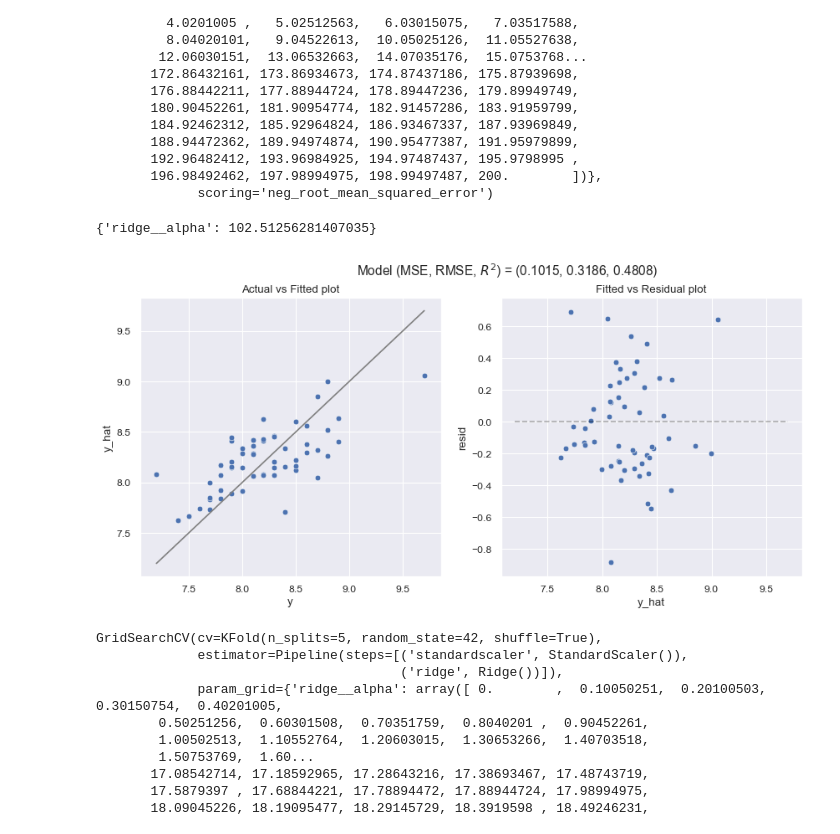
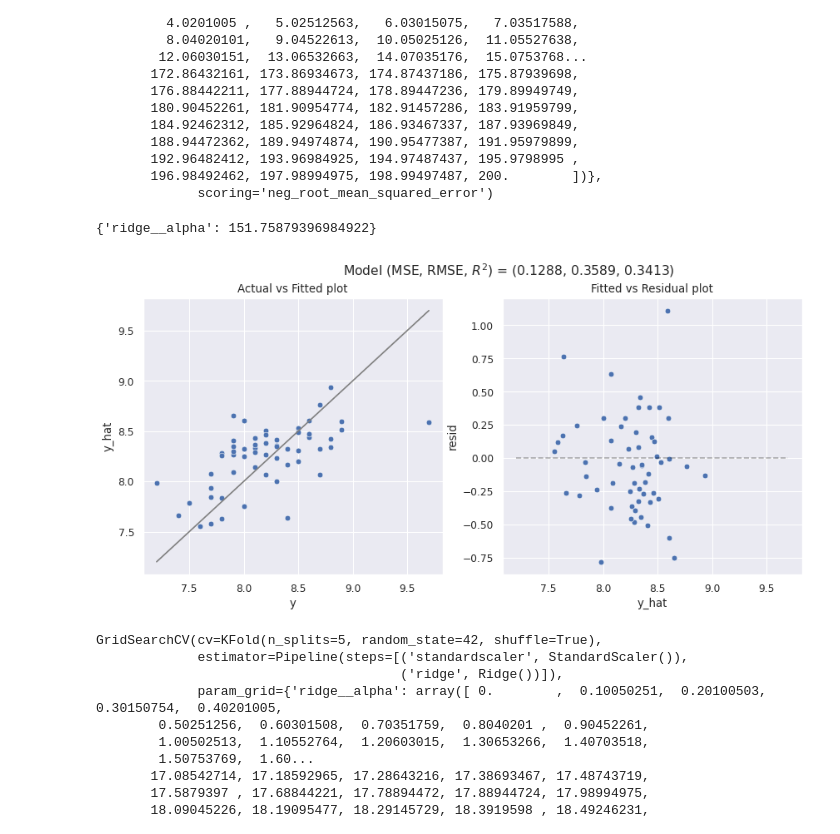
Before and after one commit to aliflo/office-episode-ratings-predictor, a Jupyter notebook: project_with_some_new_things.ipynb, the cells around one changed output. Drawn from its saved outputs; the diff is of its cells as text; code cells hidden in the pictures.

```diff
--- a/project_with_some_new_things.ipynb
+++ b/project_with_some_new_things.ipynb
@@ -87,6 +87,8 @@ The next four cells read and join the data from our four sources. We start with
 # %%
 # Read CSV file data
 data = pd.read_csv("the_office.csv")
+# Since total_votes is a dependent variable we immediately drop it
+data = data.drop('total_votes', axis=1)
 data_explore = data.copy()
 # %%
 with open('MLP_cold_opens.txt', 'r') as file:
@@ -578,20 +599,20 @@ GridSearchCV(cv=KFold(n_splits=5, random_state=42, shuffle=True),
 # %%
 print(gs_ridg3.best_params_)
 # %% [output]
-{'ridge__alpha': 102.51256281407035}
+{'ridge__alpha': 151.75879396984922}
 # %%
 model_pipeline_ridge = Pipeline([
     ('scaler', StandardScaler()),
-    ('model', Ridge(alpha=102.5))
+    ('model', Ridge(alpha=151.76))
 ])
 
 
 # Fitting the model
 model_pipeline_ridge.fit(X_train, y_train)
 
 mse, rmse, rsqr = model_fit(model_pipeline_ridge, X_test, y_test, plot=True)
 # %% [output]
-[figure, old version]
+[figure, new version]
 # %%
 X_t = X_test[['season', 'n_directions', 'n_words', 'n_speak_char', 'cold_open', 'jim_pranks', 'pam_and_jim_key_episode', 'month',]]
 X = X_train[['season', 'n_directions', 'n_words', 'n_speak_char', 'cold_open', 'jim_pranks', 'pam_and_jim_key_episode', 'month',]]
```
Also changed, not shown: parts of 34 cells of this notebook.
